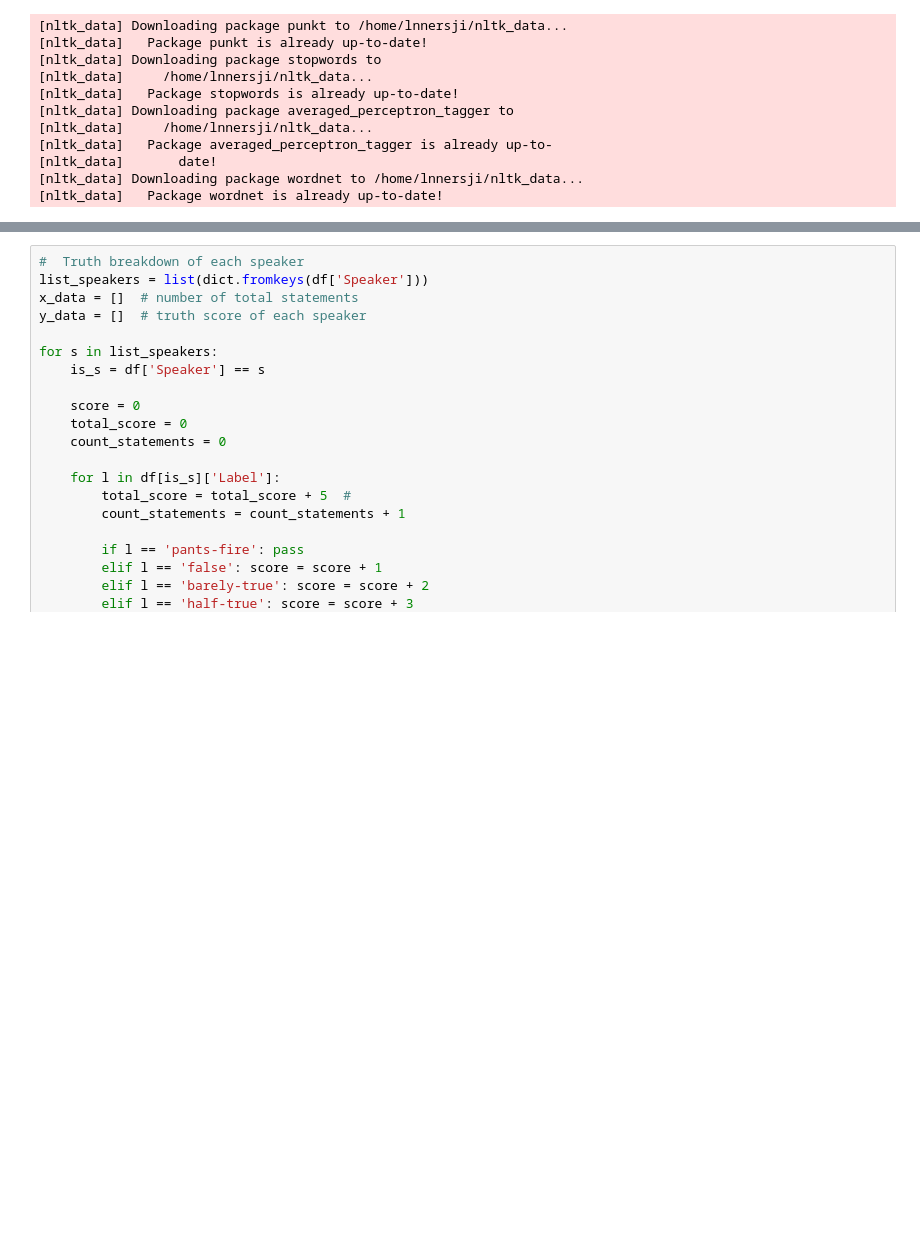
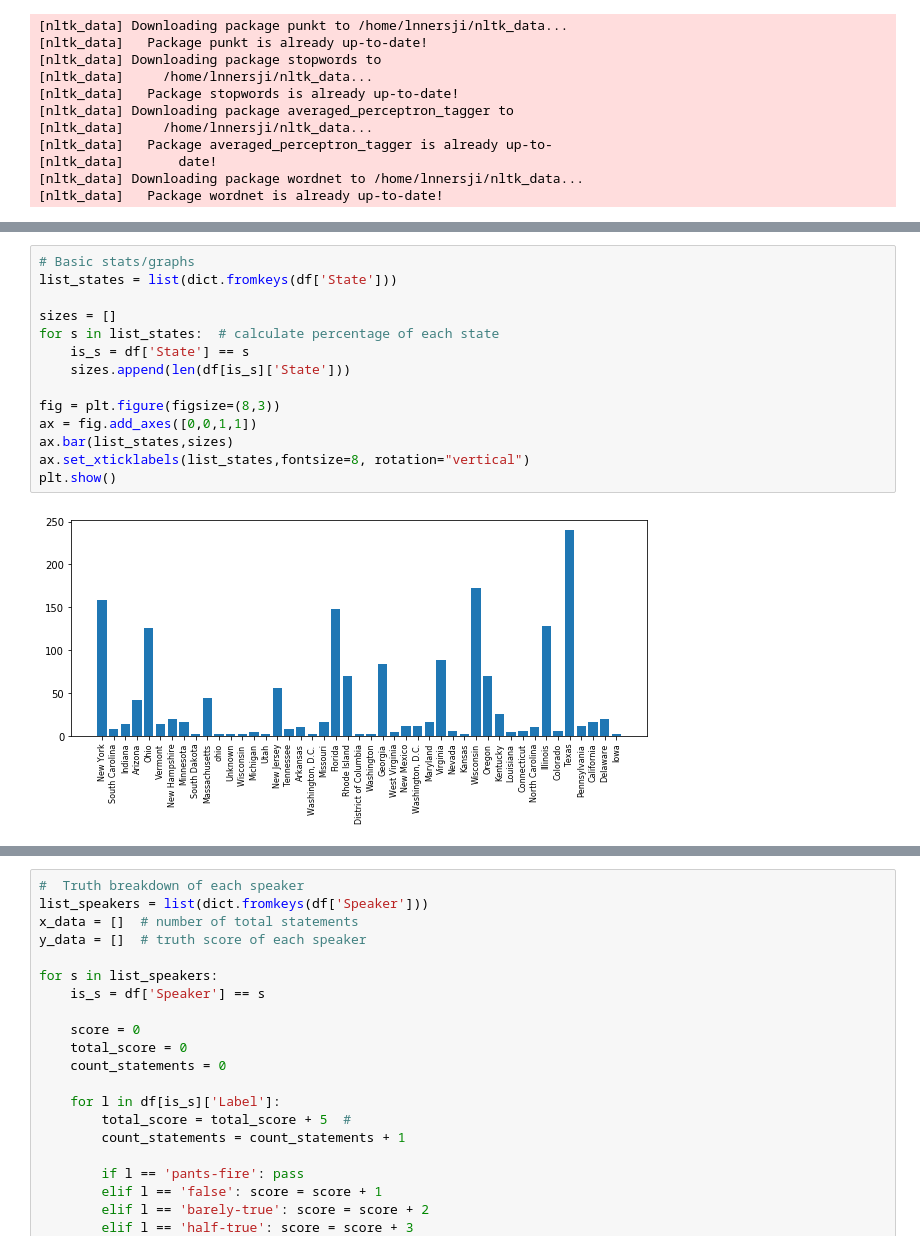
Before and after one commit to jnnersli/ML-Fake-News-Detection, a Jupyter notebook: FakeNews.ipynb, the cells around one changed output, grey strips where cells are left out. Cells and saved outputs as stored; diff of their text form; blank space fills up the shorter version.

```diff
--- a/FakeNews.ipynb
+++ b/FakeNews.ipynb
@@ -52,3 +52,19 @@ df.head()
 | 2 | 11096.json | false | Says John McCain has done nothing... | military,veterans,voting-record | donald-trump | President-Elect | New York | republican | 63 | 114 | ... |
 | 3 | 5209.json | half-true | Suzanne Bonamici supports a plan ... | medicare,message-machine-2012,cam... | rob-cornilles | consultant | Oregon | republican | 1 | 1 | ... |
 | 6 | 7070.json | true | Says that Tennessee law requires ... | county-budget,county-government,e... | stand-children-tennessee | Child and education advocacy orga... | Tennessee | none | 0 | 0 | ... |
+# %%
+# Basic stats/graphs
+list_states = list(dict.fromkeys(df['State']))
+
+sizes = []
+for s in list_states:  # calculate percentage of each state
+    is_s = df['State'] == s
+    sizes.append(len(df[is_s]['State']))
+
+fig = plt.figure(figsize=(8,3))
+ax = fig.add_axes([0,0,1,1])
+ax.bar(list_states,sizes)
+ax.set_xticklabels(list_states,fontsize=8, rotation="vertical")
+plt.show()
+# %% [output]
+[figure, added]
```
Also changed, not shown: parts of 6 cells of this notebook.
